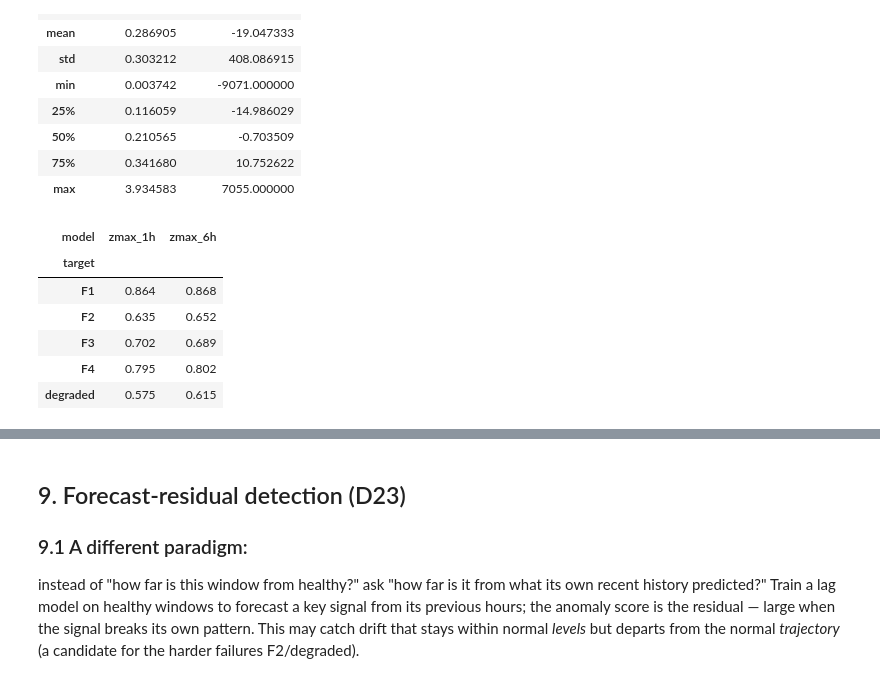
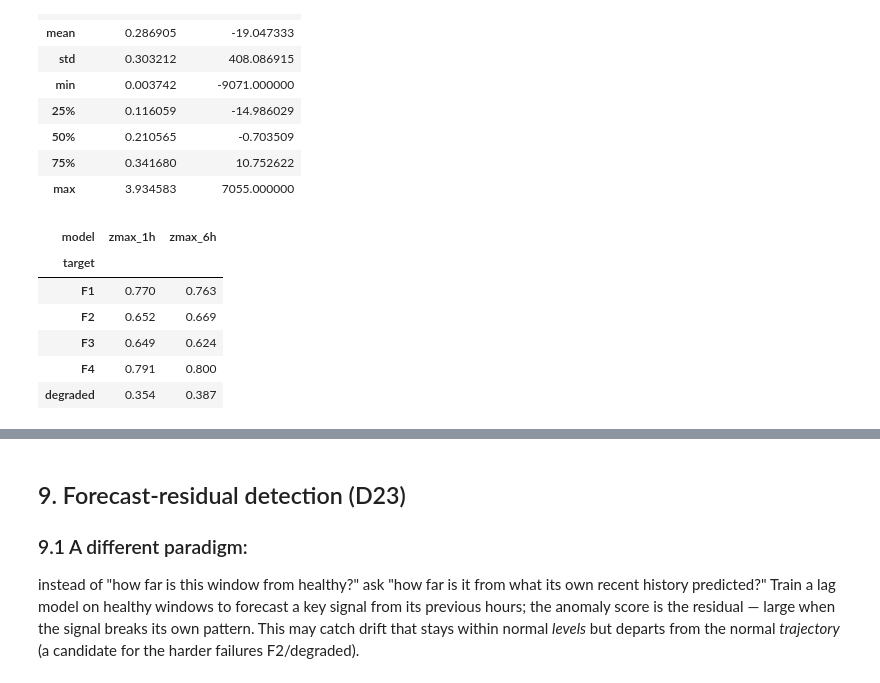
Before and after one commit to Rom5Leo/FAHM_Project, a Jupyter notebook: notebooks/05_modeling.ipynb, the cells around one changed output, grey strips where cells are left out. Drawn from its saved outputs; the diff is of its cells as text; code cells hidden in the pictures.

```diff
--- a/notebooks/05_modeling.ipynb
+++ b/notebooks/05_modeling.ipynb
@@ -106,4 +106,5 @@ train+val = 3586 (should be 3586)
 # %% [markdown]
 dropped frac_continuous_load (exact duplicate of duty) and frac_loaded (=1−frac_off−frac_offloaded); redundant for all models. LedoitWolf makes them unnecessary for Mahalanobis specifically, but they're dropped for cleanliness/comparability, applied once to the shared matrix
 # %%
-X = X.drop(columns=["frac_continuous_load", "frac_loaded"])   # duty-dup + the derivable frac
+X = X.drop(columns=[c for c in ("frac_continuous_load", "frac_loaded", "n_samples")
+                    if c in X.columns])   # duty-dup + the derivable frac + n_samples
@@ -109,0 +118,4 @@ X = X.drop(columns=["frac_continuous_load", "frac_loaded"])   # duty-dup + the d
+# %%
+mu, sd, cont = mdl.fit_healthy_scaler(X, splits)   # fit on TRAIN-healthy only
+X = mdl.apply_scaler(X, mu, sd, cont)              # transform all windows
+print(f"scaled {len(cont)} continuous features on {int(splits['train'].sum())} train-healthy windows")
@@ -122,7 +136,7 @@ one-model-per-section rhythm, adapted to unsupervised):
 Each: fit on train-healthy -> score ALL windows -> evaluate per-failure.
 # %%
 scores = {}
-scores["zmax"] = mdl.zmax_score(X, splits)
+scores["zmax"] = mdl.zmax_score(X, splits, cont_cols=cont)   # pure — continuous only
 scores["mahalanobis"] = mdl.mahalanobis_score(X, splits)
 scores["iforest"] = mdl.iforest_score(X, splits)
 # %%
@@ -146,5 +160 @@ mahalanobis: healthy=5.06  fail=5.34
 iforest: healthy=0.42  fail=0.49
-# %%
-scores["mahalanobis"] = mdl.mahalanobis_score(X, splits)   # fresh, from the fixed function
-s = scores["mahalanobis"]
-print(f"mahalanobis: healthy={s[splits['val_healthy']].mean():.2f}  fail={s[splits['eval_fail']].mean():.2f}")
@@ -846,24 +813,30 @@ f_cycle6.describe()
 # %%
 # replace 1h cycle cols with 6h versions in the model matrix
 X6 = X.drop(columns=["cycle_dur_cv","cycle_dur_trend",
                      "cycle_dur_cv_missing","cycle_dur_trend_missing"], errors="ignore")
 # add 6h versions with missing-indicator + healthy-median fill (D29 pattern)
 for c in ["cycle_dur_cv_6h","cycle_dur_trend_6h"]:
     X6[f"{c}_missing"] = f_cycle6[c].isna().astype(int)
     fill = f_cycle6.loc[grid_labels=="healthy", c].median()
     X6[c] = f_cycle6[c].fillna(fill)
 # re-scale the 2 new continuous cols on healthy (D29)
 for c in ["cycle_dur_cv_6h","cycle_dur_trend_6h"]:
     h = grid_labels=="healthy"
     X6[c] = (X6[c] - X6.loc[h,c].mean()) / (X6.loc[h,c].std() or 1)
 
-scores6 = {"zmax_1h": scores["zmax"], "zmax_6h": mdl.zmax_score(X6, splits)}
-mdl.evaluate_scores(scores6, feats, fw, splits).pivot_table(index="target", columns="model", values="roc_auc").round(3)
+# 6h cont list: same continuous cols but the 6h cycle features swap in
+cont6 = [c for c in cont if c not in ("cycle_dur_cv", "cycle_dur_trend")] \
+        + ["cycle_dur_cv_6h", "cycle_dur_trend_6h"]
+
+scores6 = {"zmax_1h": scores["zmax"],
+           "zmax_6h": mdl.zmax_score(X6, splits, cont_cols=cont6)}
+mdl.evaluate_scores(scores6, feats, fw, splits).pivot_table(
+    index="target", columns="model", values="roc_auc").round(3)
 # %% [output]
 | model | zmax_1h | zmax_6h |
 | target |  |  |
-| F1 | 0.864 | 0.868 |
-| F2 | 0.635 | 0.652 |
-| F3 | 0.702 | 0.689 |
-| F4 | 0.795 | 0.802 |
-| degraded | 0.575 | 0.615 |
+| F1 | 0.770 | 0.763 |
+| F2 | 0.652 | 0.669 |
+| F3 | 0.649 | 0.624 |
+| F4 | 0.791 | 0.800 |
+| degraded | 0.354 | 0.387 |
```
Also changed, not shown: parts of 51 cells of this notebook, 3 other files.
